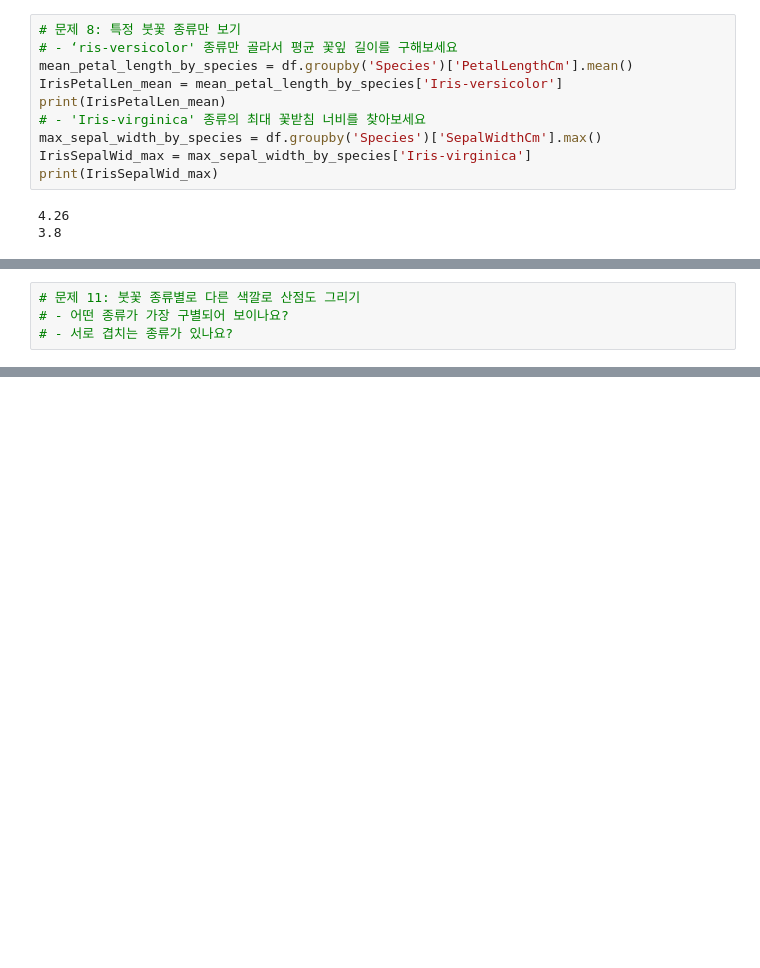
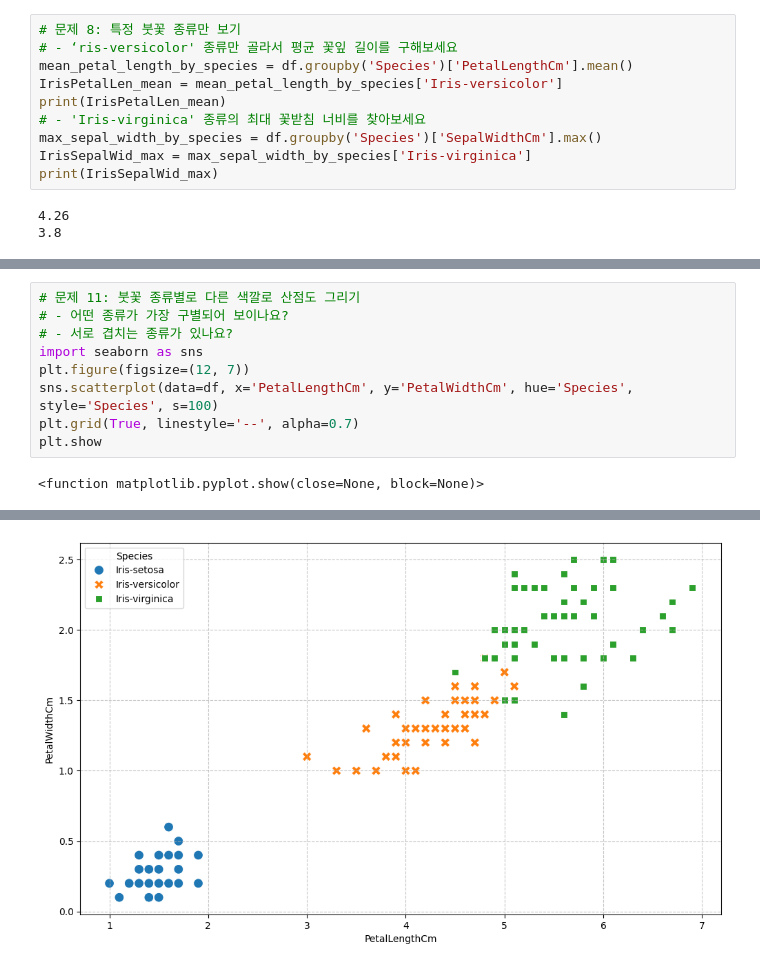
Before and after one commit to BeomJinPNU/202006136, a Jupyter notebook: 250523.ipynb, the cells around one changed output, grey strips where cells are left out. Drawn from its saved outputs; the diff is of its cells as text; blank space fills up the shorter version.

```diff
--- a/250523.ipynb
+++ b/250523.ipynb
@@ -206,3 +231,10 @@ plt.show()
 # 문제 11: 붓꽃 종류별로 다른 색깔로 산점도 그리기
 # - 어떤 종류가 가장 구별되어 보이나요?
 # - 서로 겹치는 종류가 있나요?
+import seaborn as sns
+plt.figure(figsize=(12, 7))
+sns.scatterplot(data=df, x='PetalLengthCm', y='PetalWidthCm', hue='Species', style='Species', s=100)
+plt.grid(True, linestyle='--', alpha=0.7)
+plt.show
+# %% [output]
+<function matplotlib.pyplot.show(close=None, block=None)>
@@ -208,0 +258 @@ plt.show()
+[figure, added]
```
Also changed, not shown: parts of 14 cells of this notebook.
